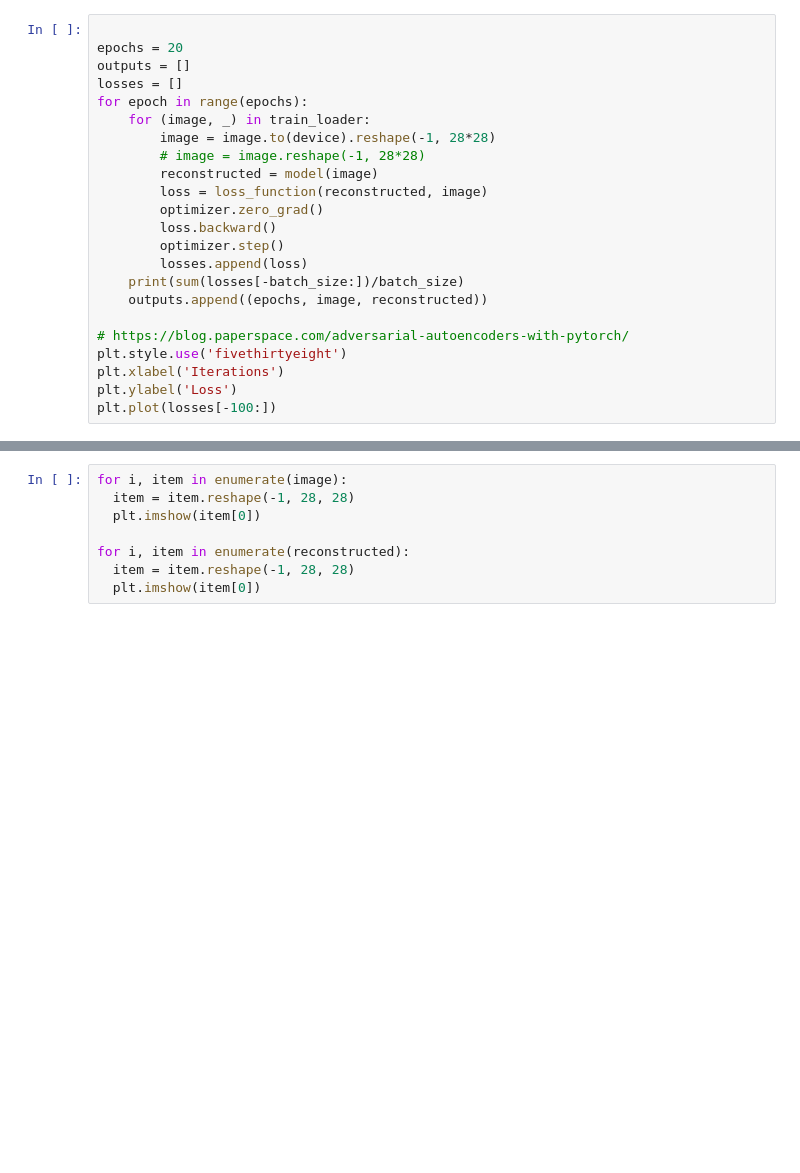
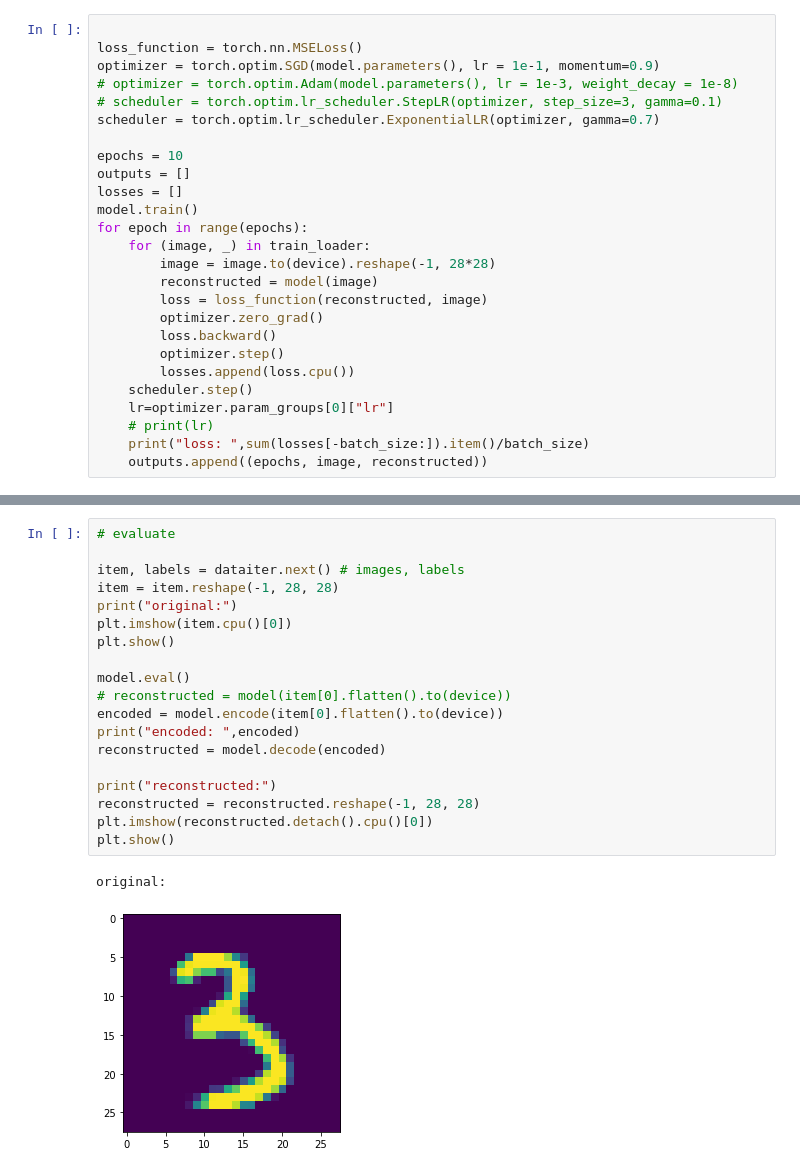
Before and after one commit to eisbetterthanpi/pytorch, a Jupyter notebook: Autoencoder.ipynb, the cells around one changed output, grey strips where cells are left out. Cells and saved outputs as stored; diff of their text form; blank space fills up the shorter version.

```diff
--- a/Autoencoder.ipynb
+++ b/Autoencoder.ipynb
@@ -67,24 +72,27 @@ optimizer = torch.optim.Adam(model.parameters(), lr = 1e-1, weight_decay = 1e-8)
 # %%
 
-epochs = 20
+loss_function = torch.nn.MSELoss()
+optimizer = torch.optim.SGD(model.parameters(), lr = 1e-1, momentum=0.9)
+# optimizer = torch.optim.Adam(model.parameters(), lr = 1e-3, weight_decay = 1e-8)
+# scheduler = torch.optim.lr_scheduler.StepLR(optimizer, step_size=3, gamma=0.1)
+scheduler = torch.optim.lr_scheduler.ExponentialLR(optimizer, gamma=0.7)
+
+epochs = 10
 outputs = []
 losses = []
+model.train()
 for epoch in range(epochs):
     for (image, _) in train_loader:
         image = image.to(device).reshape(-1, 28*28)
-        # image = image.reshape(-1, 28*28)
         reconstructed = model(image)
         loss = loss_function(reconstructed, image)
         optimizer.zero_grad()
         loss.backward()
         optimizer.step()
-        losses.append(loss)
-    print(sum(losses[-batch_size:])/batch_size)
+        losses.append(loss.cpu())
+    scheduler.step()
+    lr=optimizer.param_groups[0]["lr"]
+    # print(lr)
+    print("loss: ",sum(losses[-batch_size:]).item()/batch_size)
     outputs.append((epochs, image, reconstructed))
-
-# https://blog.paperspace.com/adversarial-autoencoders-with-pytorch/
-plt.style.use('fivethirtyeight')
-plt.xlabel('Iterations')
-plt.ylabel('Loss')
-plt.plot(losses[-100:])
 # %% [output]
@@ -99,8 +109,22 @@ tensor(0.0602, grad_fn=<DivBackward0>)
-# %%
-for i, item in enumerate(image):
-  item = item.reshape(-1, 28, 28)
-  plt.imshow(item[0])
-
-for i, item in enumerate(reconstructed):
-  item = item.reshape(-1, 28, 28)
-  plt.imshow(item[0])
+# %%
+# evaluate
+
+item, labels = dataiter.next() # images, labels
+item = item.reshape(-1, 28, 28)
+print("original:")
+plt.imshow(item.cpu()[0])
+plt.show()
+
+model.eval()
+# reconstructed = model(item[0].flatten().to(device))
+encoded = model.encode(item[0].flatten().to(device))
+print("encoded: ",encoded)
+reconstructed = model.decode(encoded)
+
+print("reconstructed:")
+reconstructed = reconstructed.reshape(-1, 28, 28)
+plt.imshow(reconstructed.detach().cpu()[0])
+plt.show()
+# %% [output]
+original:
+[figure, added]
```
Also changed, not shown: parts of 5 cells of this notebook.
